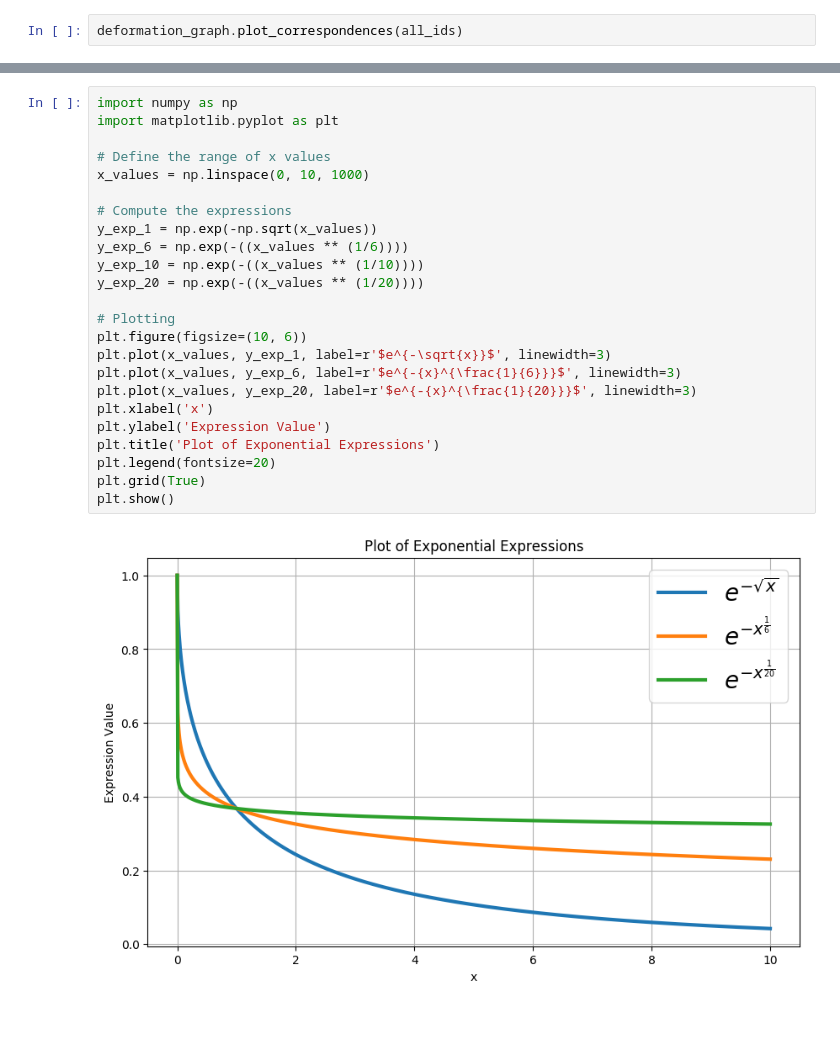
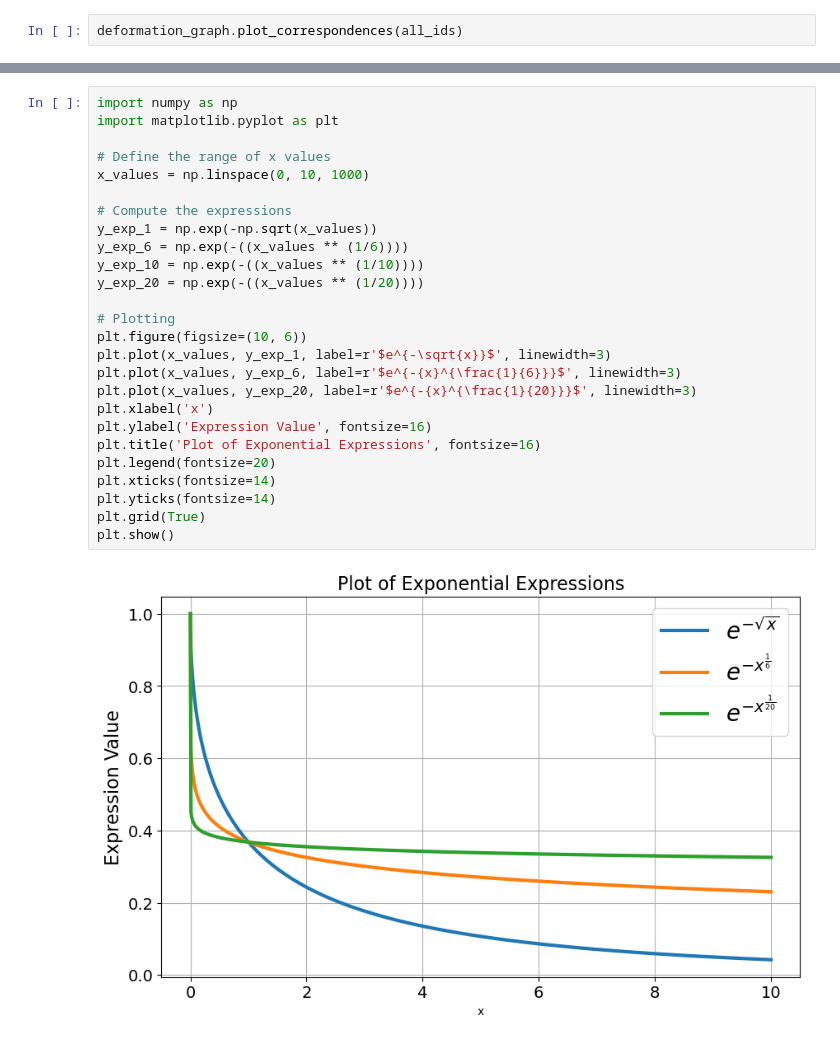
Before and after one commit to LianeCarolina02/Volumetric-Correction, a Jupyter notebook: non_rigid_registration.ipynb, the cells around one changed output, grey strips where cells are left out. Drawn from its saved outputs; the diff is of its cells as text.

```diff
--- a/non_rigid_registration.ipynb
+++ b/non_rigid_registration.ipynb
@@ -300,26 +302,28 @@ plt.show()
 # %%
 import numpy as np
 import matplotlib.pyplot as plt
 
 # Define the range of x values
 x_values = np.linspace(0, 10, 1000)
 
 # Compute the expressions
 y_exp_1 = np.exp(-np.sqrt(x_values))
 y_exp_6 = np.exp(-((x_values ** (1/6))))
 y_exp_10 = np.exp(-((x_values ** (1/10))))
 y_exp_20 = np.exp(-((x_values ** (1/20))))
 
 # Plotting
 plt.figure(figsize=(10, 6))
 plt.plot(x_values, y_exp_1, label=r'$e^{-\sqrt{x}}$', linewidth=3)
 plt.plot(x_values, y_exp_6, label=r'$e^{-{x}^{\frac{1}{6}}}$', linewidth=3)
 plt.plot(x_values, y_exp_20, label=r'$e^{-{x}^{\frac{1}{20}}}$', linewidth=3)
 plt.xlabel('x')
-plt.ylabel('Expression Value')
-plt.title('Plot of Exponential Expressions')
+plt.ylabel('Expression Value', fontsize=16)
+plt.title('Plot of Exponential Expressions', fontsize=16)
 plt.legend(fontsize=20)
+plt.xticks(fontsize=14)
+plt.yticks(fontsize=14)
 plt.grid(True)
 plt.show()
 # %% [output]
-[figure, old version]
+[figure, new version]
```
Also changed, not shown: parts of 1 cell of this notebook, 25 other files.
